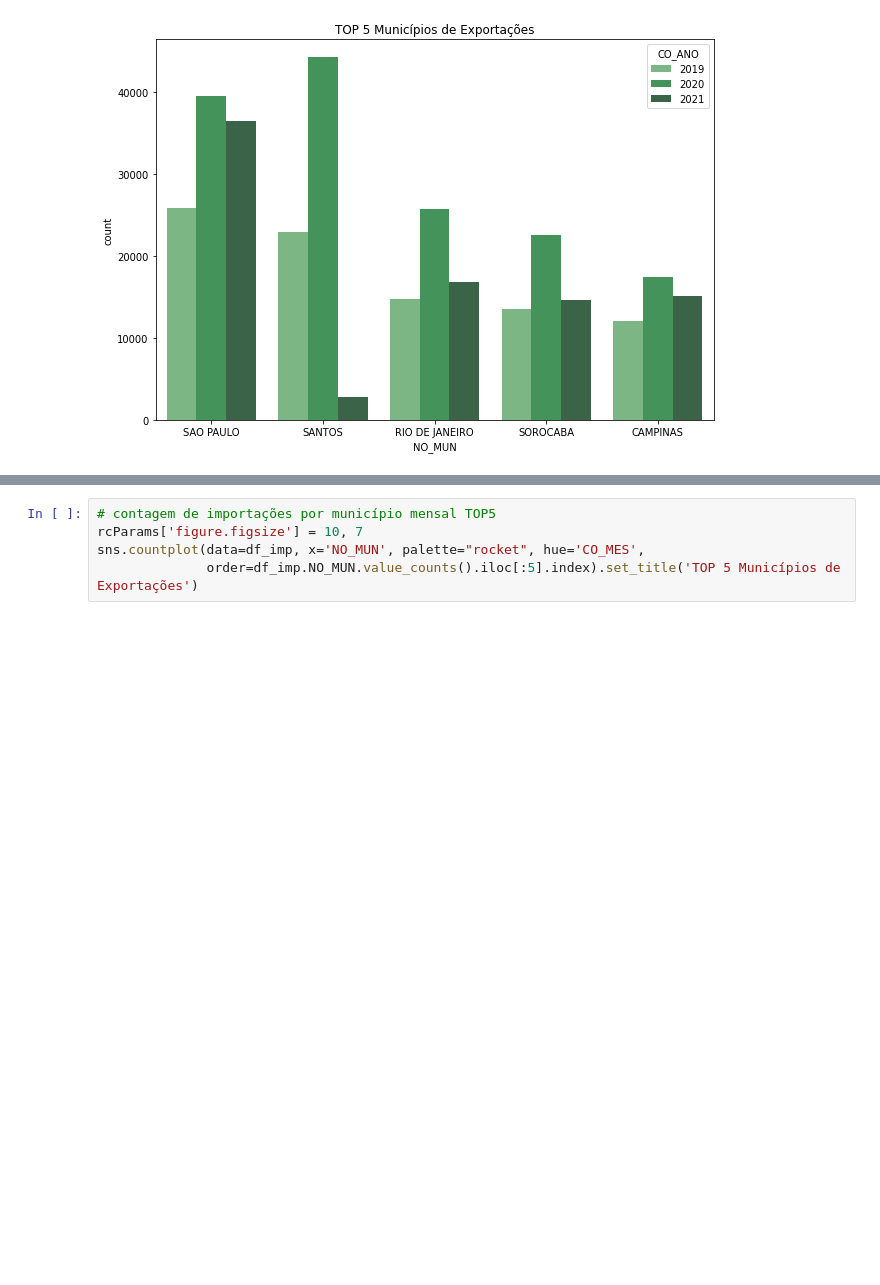
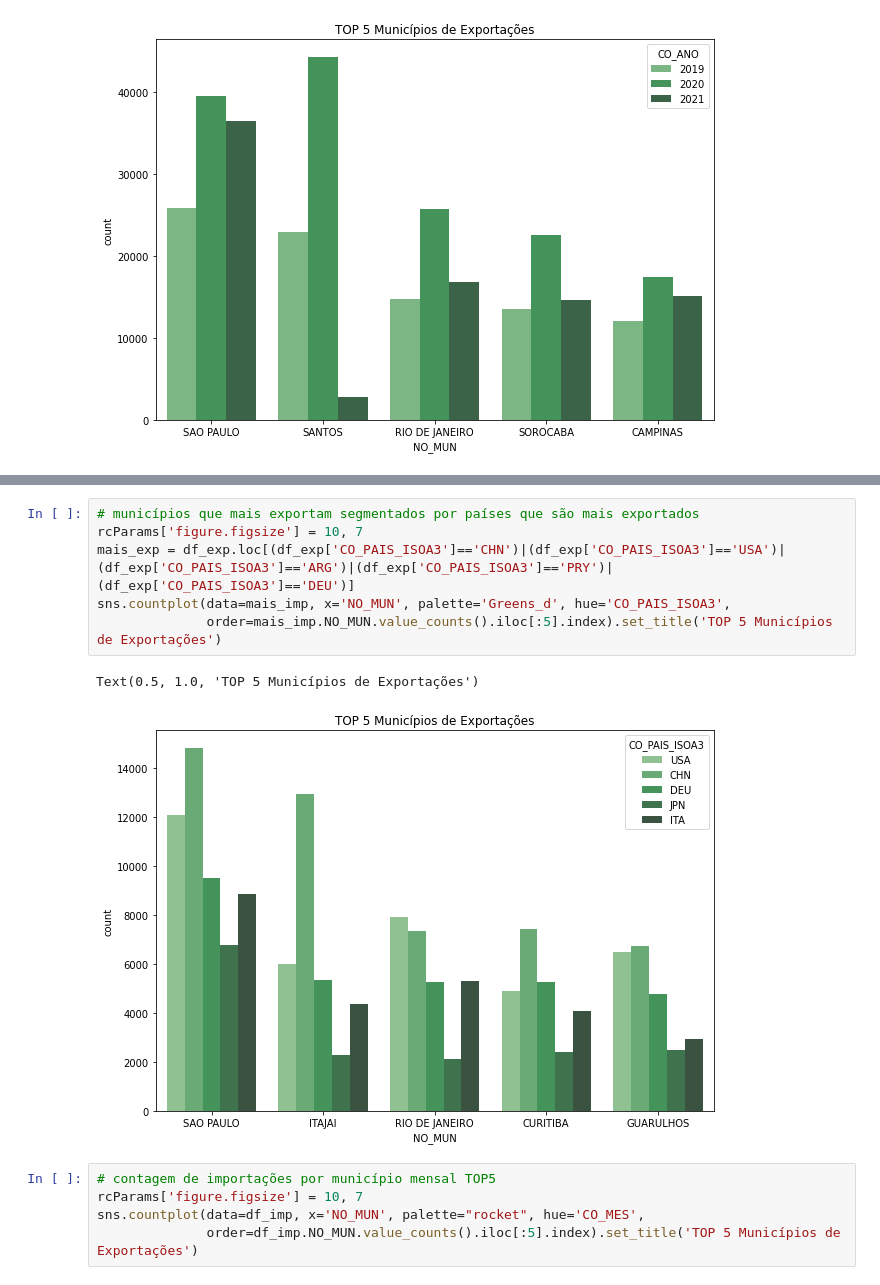
Before and after one commit to Gabrieleas10/case_FortBrasil, a Jupyter notebook: scripts/data_analysis.ipynb, the cells around one changed output, grey strips where cells are left out. Drawn from its saved outputs; the diff is of its cells as text; blank space fills up the shorter version.

```diff
--- a/scripts/data_analysis.ipynb
+++ b/scripts/data_analysis.ipynb
@@ -193,3 +278,12 @@ Text(0.5, 1.0, 'TOP 5 Municípios de Exportações')
+# %%
+# municípios que mais exportam segmentados por países que são mais exportados
+rcParams['figure.figsize'] = 10, 7
+mais_exp = df_exp.loc[(df_exp['CO_PAIS_ISOA3']=='CHN')|(df_exp['CO_PAIS_ISOA3']=='USA')|(df_exp['CO_PAIS_ISOA3']=='ARG')|(df_exp['CO_PAIS_ISOA3']=='PRY')|(df_exp['CO_PAIS_ISOA3']=='DEU')]
+sns.countplot(data=mais_imp, x='NO_MUN', palette='Greens_d', hue='CO_PAIS_ISOA3',
+              order=mais_imp.NO_MUN.value_counts().iloc[:5].index).set_title('TOP 5 Municípios de Exportações')
+# %% [output]
+Text(0.5, 1.0, 'TOP 5 Municípios de Exportações')
+[figure, added]
 # %%
 # contagem de importações por município mensal TOP5
 rcParams['figure.figsize'] = 10, 7
```
Also changed, not shown: parts of 18 cells of this notebook, 2 other files.
